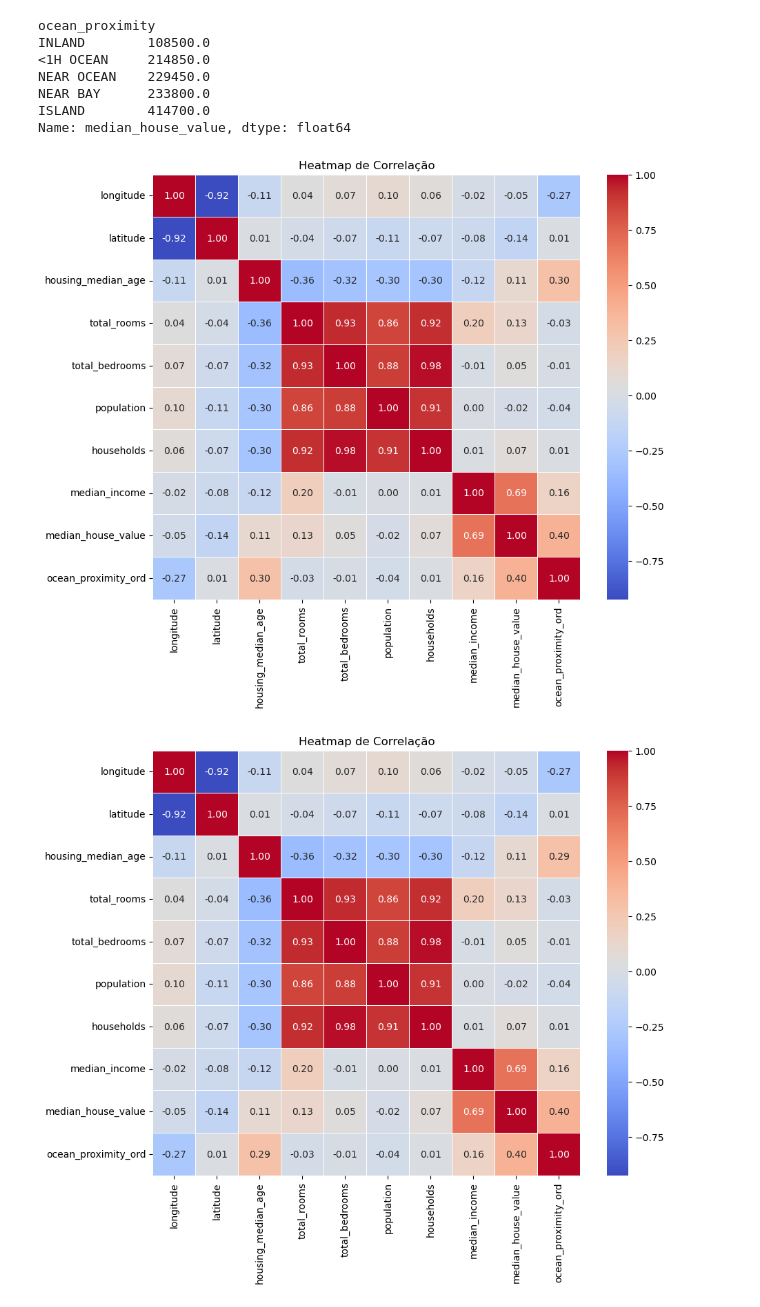
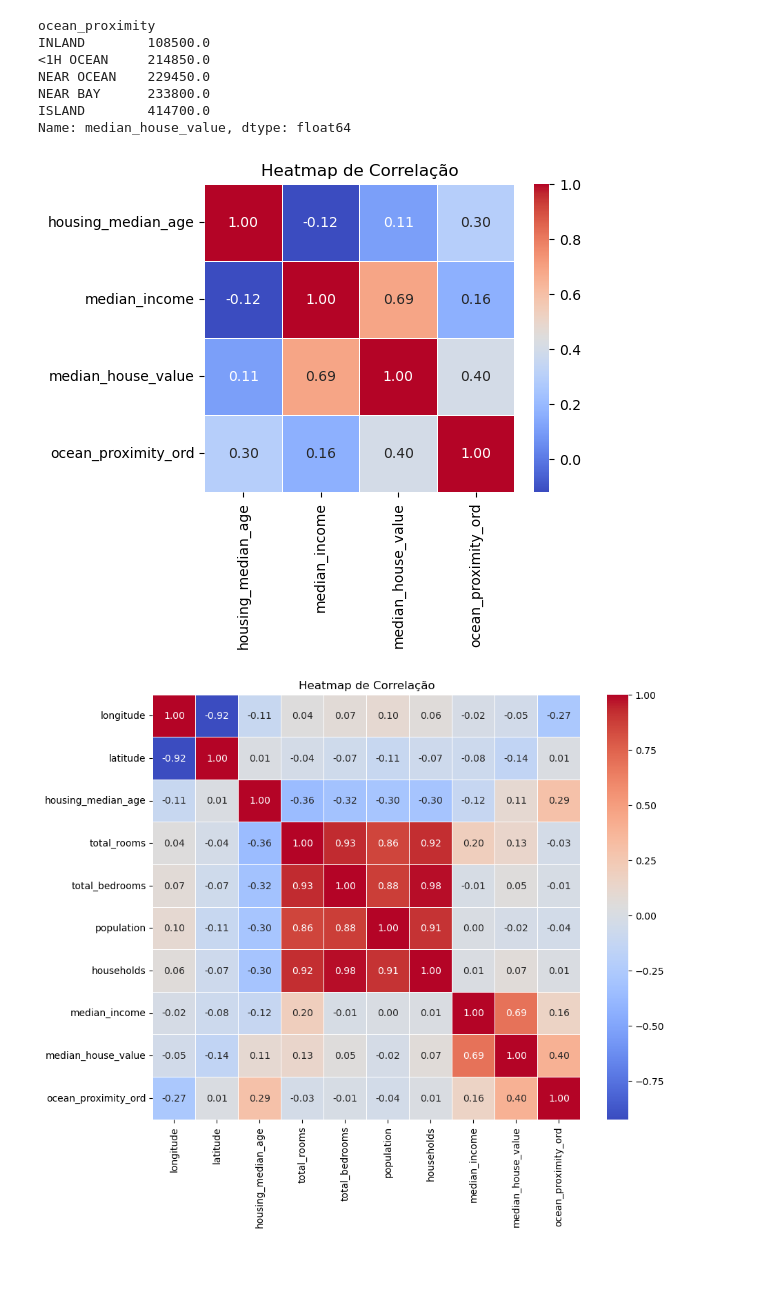
Before and after one commit to lharanhamg/TAIL_notebook_2025, a Jupyter notebook: Cópia_de_Fase2_Luis_Aranha_2025.ipynb, the cells around one changed output. Saved outputs shown, nothing was run; the diff lists cells and outputs as text; code cells hidden in the pictures; blank space fills up the shorter version.

```diff
--- a/Cópia_de_Fase2_Luis_Aranha_2025.ipynb
+++ b/Cópia_de_Fase2_Luis_Aranha_2025.ipynb
@@ -999,26 +1002,27 @@ Name: median_house_value, dtype: float64
 # %%
 # Mapeando os valores da ocean_proximity de acordo com o analisado
 
 mapping = {
     "INLAND": 1,
     "<1H OCEAN": 2,
     "NEAR OCEAN": 3,
     "NEAR BAY":   4,
     "ISLAND":     5
 }
 df_num["ocean_proximity_ord"] = df["ocean_proximity"].map(mapping)
 
 # Criando o heatmap de correlação entre as colunas númericas do dataframe
 # para analisar quais são mais importantes ou tem ligação com a previsão
 # a ser feita após o treinamento de Machine Learning
 
-correlacao = df_num.corr(numeric_only=True)
-plt.figure(figsize=(10, 8))  # ajuste o tamanho conforme necessário
+#correlacao = df_num.corr(numeric_only=True)
+correlacao = df_num[["housing_median_age","median_income", "median_house_value", "ocean_proximity_ord"]].corr(numeric_only=True)
+plt.figure(figsize=(5, 4))
 sns.heatmap(correlacao, annot=True, cmap='coolwarm', fmt=".2f", linewidths=0.5)
 plt.title("Heatmap de Correlação")
 plt.show()
 # %% [output]
-[figure, old version]
+[figure, new version]
 # %%
 # Como a categoria ISLAND na coluna ocean_proximity só aparece 5 vezes
 # e os valores dessas linhas na coluna median_house_value é bem maior
```
Also changed, not shown: parts of 11 cells of this notebook.
